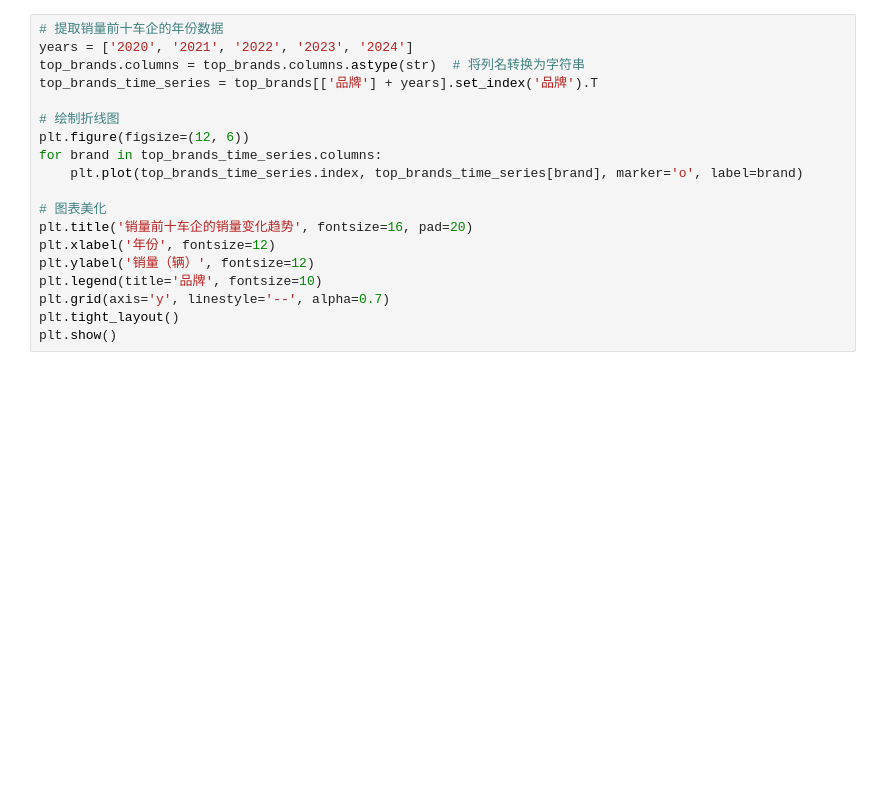
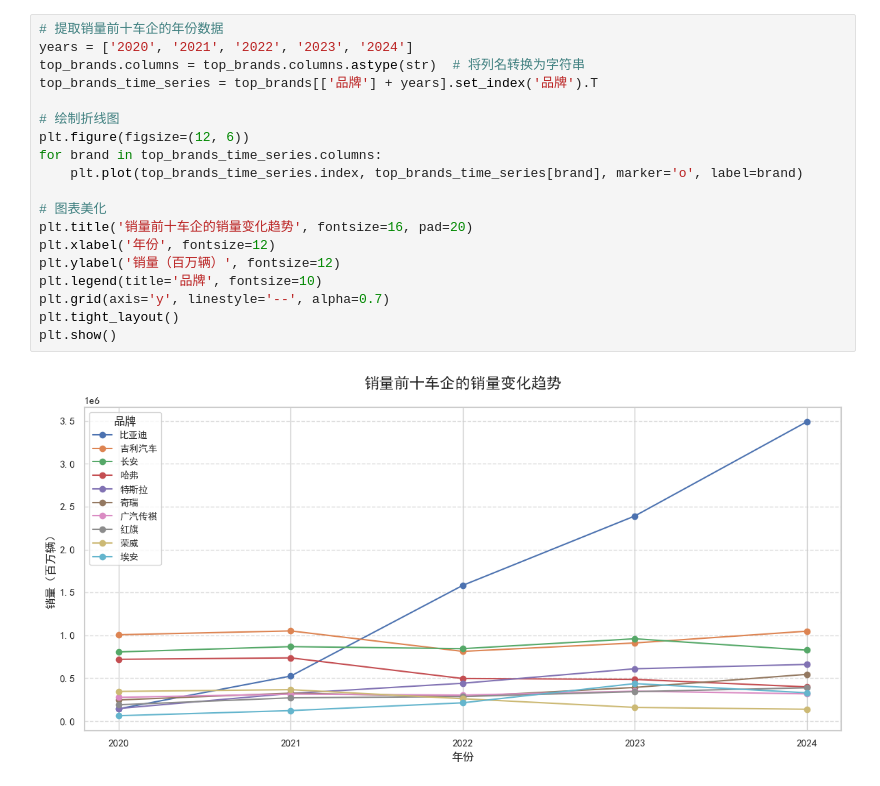
Before and after one commit to muhua2004/Supply-Chain-Investigation-and-Analysis, a Jupyter notebook: 代码/数据可视化.ipynb, the cells around one changed output. Saved outputs shown, nothing was run; the diff lists cells and outputs as text; blank space fills up the shorter version.

```diff
--- a/代码/数据可视化.ipynb
+++ b/代码/数据可视化.ipynb
@@ -48,19 +60,21 @@ plt.show()
 # %%
 # 提取销量前十车企的年份数据
 years = ['2020', '2021', '2022', '2023', '2024']
 top_brands.columns = top_brands.columns.astype(str)  # 将列名转换为字符串
 top_brands_time_series = top_brands[['品牌'] + years].set_index('品牌').T
 
 # 绘制折线图
 plt.figure(figsize=(12, 6))
 for brand in top_brands_time_series.columns:
     plt.plot(top_brands_time_series.index, top_brands_time_series[brand], marker='o', label=brand)
 
 # 图表美化
 plt.title('销量前十车企的销量变化趋势', fontsize=16, pad=20)
 plt.xlabel('年份', fontsize=12)
-plt.ylabel('销量（辆）', fontsize=12)
+plt.ylabel('销量（百万辆）', fontsize=12)
 plt.legend(title='品牌', fontsize=10)
 plt.grid(axis='y', linestyle='--', alpha=0.7)
 plt.tight_layout()
 plt.show()
+# %% [output]
+[figure, added]
```
Also changed, not shown: parts of 5 cells of this notebook, 1 other file.
